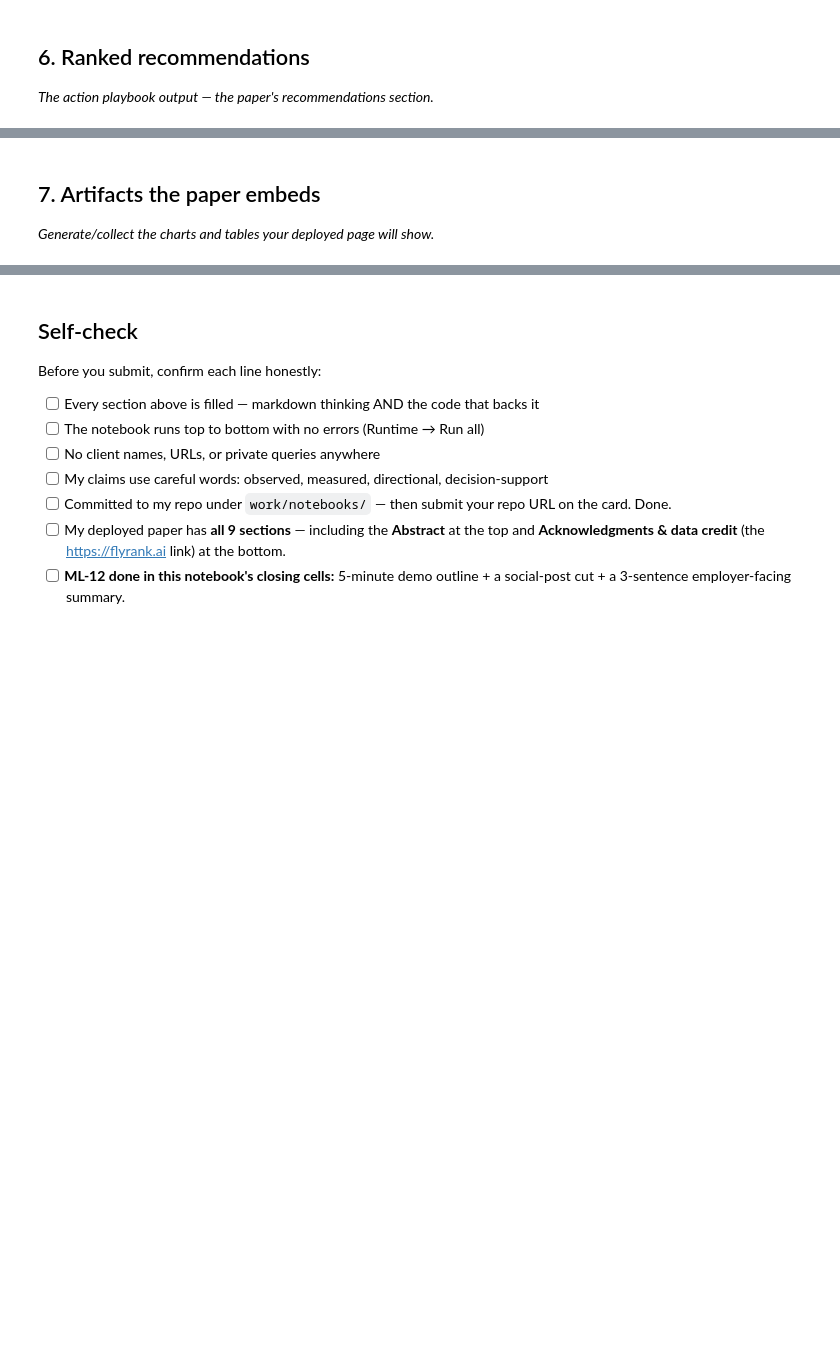
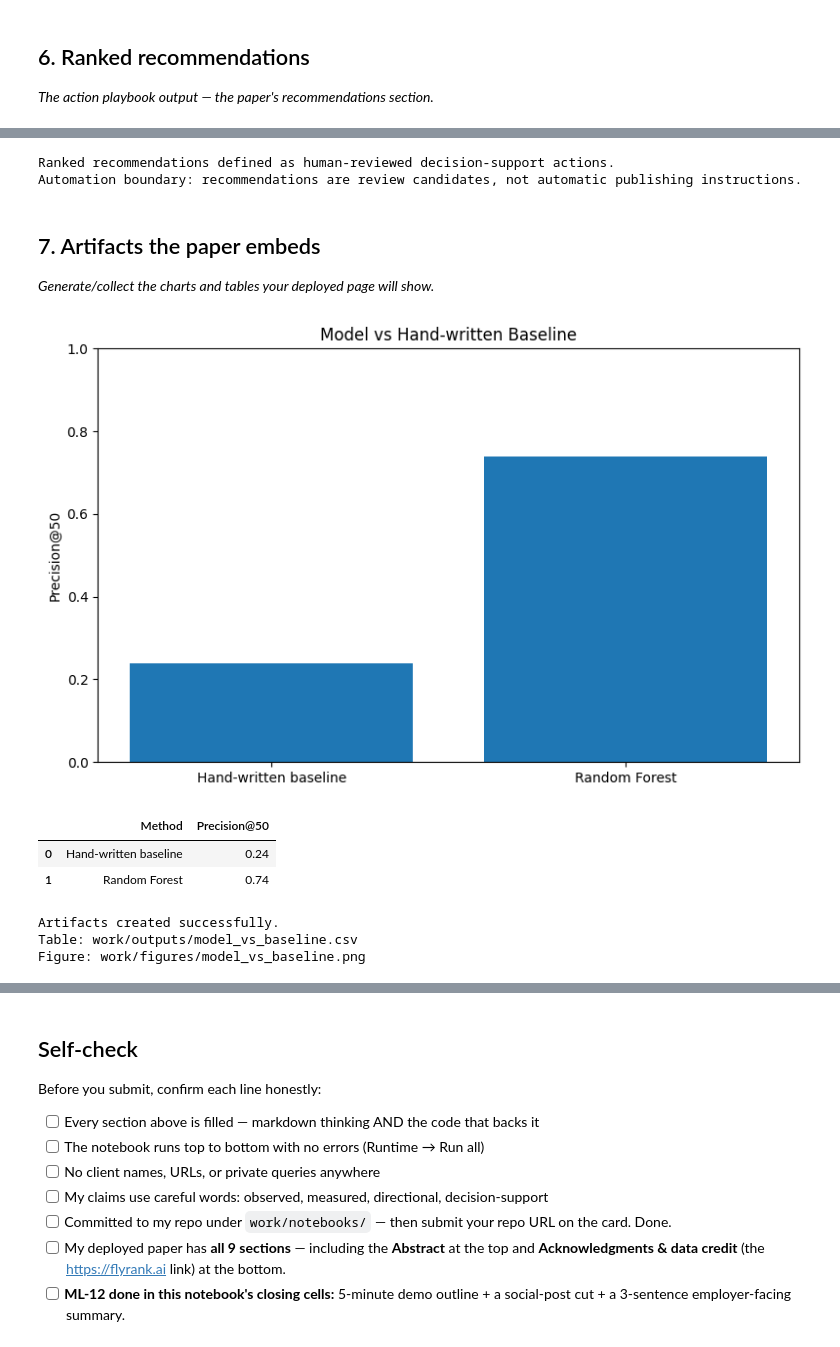
Before and after one commit to kaifahmad236/flyrank-ml-internship, a Jupyter notebook: work/notebooks/capstone.ipynb, the cells around one changed output, grey strips where cells are left out. Cells and saved outputs as stored; diff of their text form; code cells hidden in the pictures; blank space fills up the shorter version.

```diff
--- a/work/notebooks/capstone.ipynb
+++ b/work/notebooks/capstone.ipynb
@@ -33,4 +226,77 @@ This skeleton is yours to fill. Work the sections **in order** — each one has
+# %%
+print("Ranked recommendations defined as human-reviewed decision-support actions.")
+print("Automation boundary: recommendations are review candidates, not automatic publishing instructions.")
+# %% [output]
+Ranked recommendations defined as human-reviewed decision-support actions.
+Automation boundary: recommendations are review candidates, not automatic publishing instructions.
 # %% [markdown]
 ## 7. Artifacts the paper embeds
 
 *Generate/collect the charts and tables your deployed page will show.*
+# %%
+from pathlib import Path
+import pandas as pd
+import matplotlib.pyplot as plt
+
+OUTPUT_DIR = Path("work/outputs")
+FIGURE_DIR = Path("work/figures")
+
+OUTPUT_DIR.mkdir(parents=True, exist_ok=True)
+FIGURE_DIR.mkdir(parents=True, exist_ok=True)
+
+baseline_precision = 0.240
+model_precision = 0.740
+
+comparison = pd.DataFrame({
+    "Method": [
+        "Hand-written baseline",
+        "Random Forest"
+    ],
+    "Precision@50": [
+        baseline_precision,
+        model_precision
+    ]
+})
+
+csv_path = OUTPUT_DIR / "model_vs_baseline.csv"
+
+comparison.to_csv(
+    csv_path,
+    index=False
+)
+
+plt.figure(figsize=(8, 5))
+
+plt.bar(
+    comparison["Method"],
+    comparison["Precision@50"]
+)
+
+plt.ylabel("Precision@50")
+plt.title("Model vs Hand-written Baseline")
+plt.ylim(0, 1)
+plt.tight_layout()
+
+figure_path = FIGURE_DIR / "model_vs_baseline.png"
+
+plt.savefig(
+    figure_path,
+    dpi=160,
+    bbox_inches="tight"
+)
+
+plt.show()
+
+display(comparison)
+
+print("Artifacts created successfully.")
+print(f"Table: {csv_path}")
+print(f"Figure: {figure_path}")
+# %% [output]
+[figure, added]
+|  | Method | Precision@50 |
+| 0 | Hand-written baseline | 0.24 |
+| 1 | Random Forest | 0.74 |
+Artifacts created successfully.
+Table: work/outputs/model_vs_baseline.csv
+Figure: work/figures/model_vs_baseline.png
```
Also changed, not shown: parts of 13 cells of this notebook.
